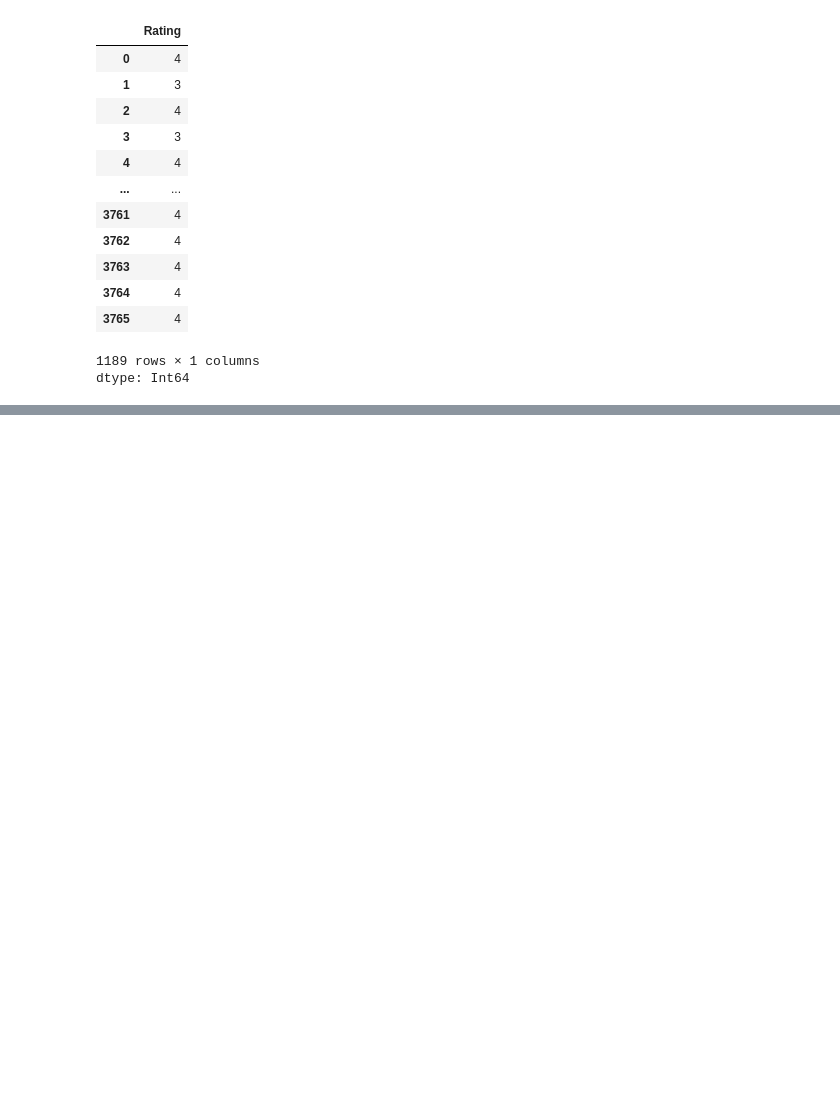
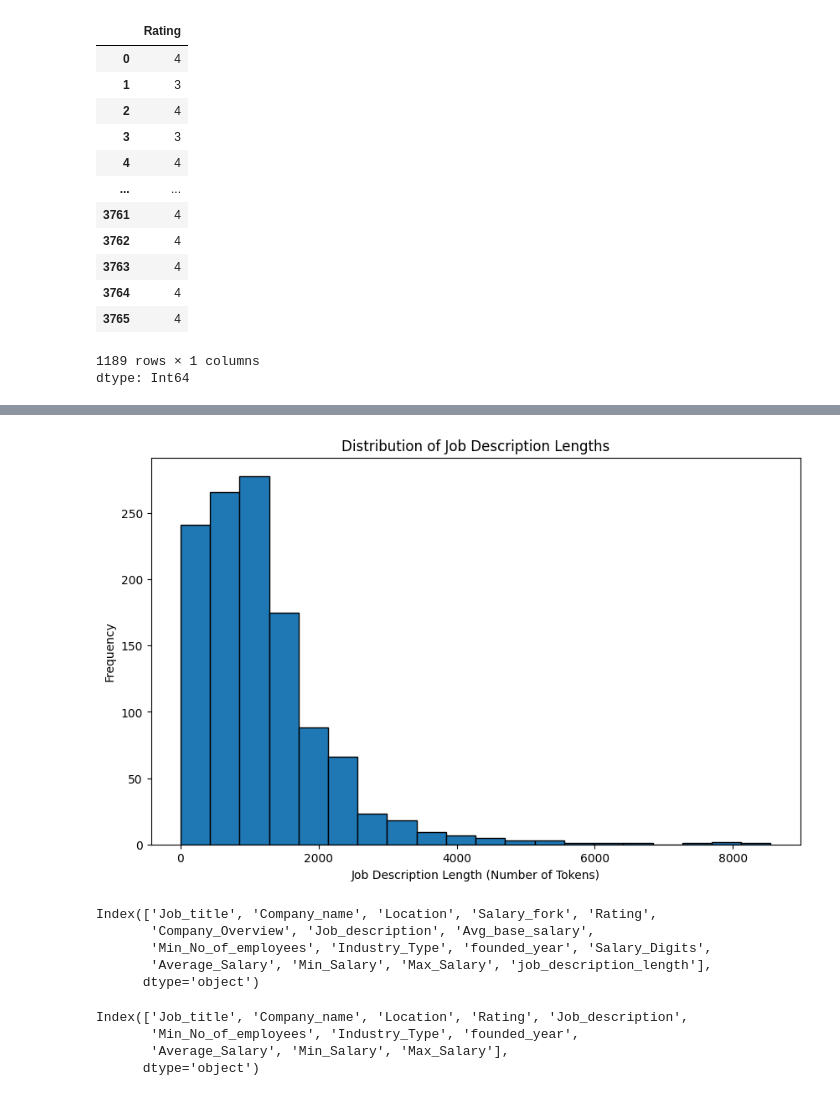
Before and after one commit to zeerau/TDI_Projects, a Jupyter notebook: Data Cleaning/wekk10/data_cleaning.ipynb, the cells around one changed output, grey strips where cells are left out. Cells and saved outputs as stored; diff of their text form; code cells hidden in the pictures; blank space fills up the shorter version.

```diff
--- a/Data Cleaning/wekk10/data_cleaning.ipynb
+++ b/Data Cleaning/wekk10/data_cleaning.ipynb
@@ -363,0 +449,21 @@ dtype: Int64
+# %%
+# 1. Calculate the length of each job description
+df['job_description_length'] = df['Job_description'].apply(len)
+
+# 2. Create a histogram of the job description lengths
+plt.figure(figsize=(10, 6))  # Adjust figure size if needed
+plt.hist(df['job_description_length'], bins=20, edgecolor='black')  # Adjust bins as needed
+plt.title('Distribution of Job Description Lengths')
+plt.xlabel('Job Description Length (Number of Tokens)')
+plt.ylabel('Frequency')
+plt.show()
+# %% [output]
+[figure, added]
+# %%
+df.columns
+# %% [output]
+Index(['Job_title', 'Company_name', 'Location', 'Salary_fork', 'Rating',
+       'Company_Overview', 'Job_description', 'Avg_base_salary',
+       'Min_No_of_employees', 'Industry_Type', 'founded_year', 'Salary_Digits',
+       'Average_Salary', 'Min_Salary', 'Max_Salary', 'job_description_length'],
+      dtype='object')
@@ -363,0 +472,7 @@ dtype: Int64
+# %%
+df.columns
+# %% [output]
+Index(['Job_title', 'Company_name', 'Location', 'Rating', 'Job_description',
+       'Min_No_of_employees', 'Industry_Type', 'founded_year',
+       'Average_Salary', 'Min_Salary', 'Max_Salary'],
+      dtype='object')
```
Also changed, not shown: parts of 12 cells of this notebook.
